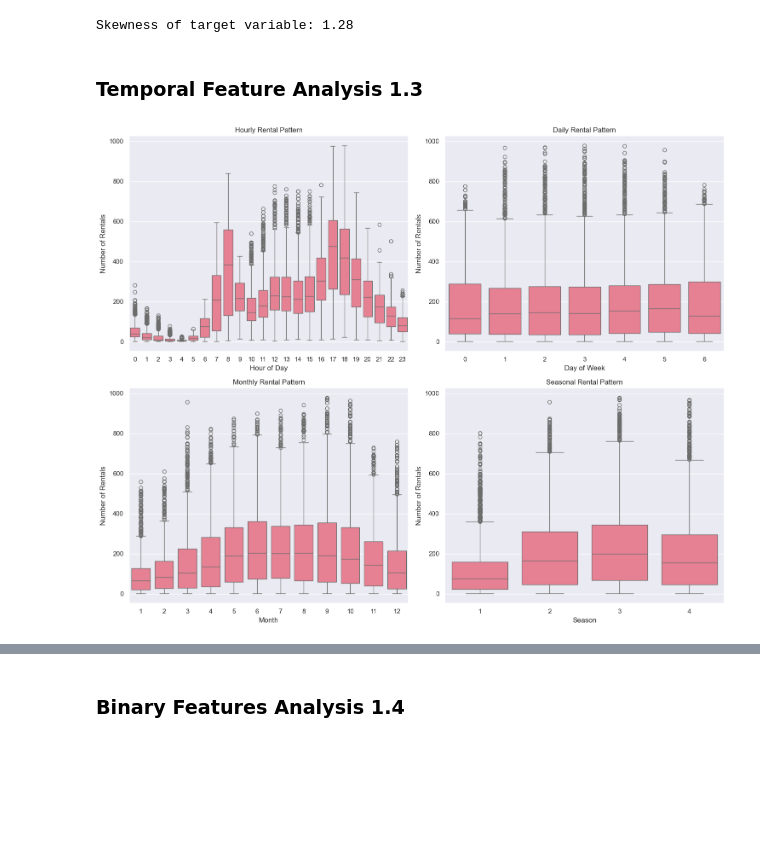
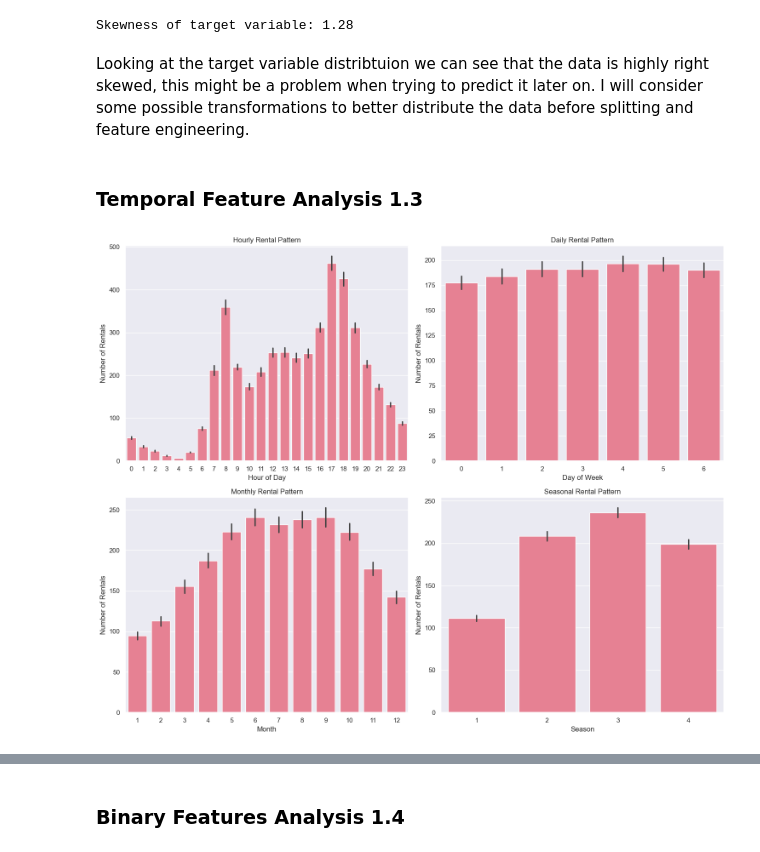
Before and after one commit to Soimanul/ML-fundamentals-2025, a Jupyter notebook: assignment_2_Vlad_Soimu[Soimu].ipynb, the cells around one changed output, grey strips where cells are left out. Cells and saved outputs as stored; diff of their text form; code cells hidden in the pictures; blank space fills up the shorter version.

```diff
--- a/assignment_2_Vlad_Soimu[Soimu].ipynb
+++ b/assignment_2_Vlad_Soimu[Soimu].ipynb
@@ -70,35 +88,37 @@ print(f"\nSkewness of target variable: {df['cnt'].skew():.2f}")
 # %% [output]
 [figure]
 Skewness of target variable: 1.28
+# %% [markdown]
+Looking at the target variable distribtuion we can see that the data is highly right skewed, this might be a problem when trying to predict it later on. I will consider some possible transformations to better distribute the data before splitting and feature engineering.
 # %% [markdown]
 ### Temporal Feature Analysis 1.3
 # %%
 fig, axes = plt.subplots(2, 2, figsize=(15, 12))
 
 # Hourly pattern
-sns.boxplot(data=df, x='hr', y='cnt', ax=axes[0,0])
+sns.barplot(data=df, x='hr', y='cnt', ax=axes[0,0])
 axes[0,0].set_title('Hourly Rental Pattern')
 axes[0,0].set_xlabel('Hour of Day')
 axes[0,0].set_ylabel('Number of Rentals')
 
 # Daily pattern
-sns.boxplot(data=df, x='weekday', y='cnt', ax=axes[0,1])
+sns.barplot(data=df, x='weekday', y='cnt', ax=axes[0,1])
 axes[0,1].set_title('Daily Rental Pattern')
 axes[0,1].set_xlabel('Day of Week')
 axes[0,1].set_ylabel('Number of Rentals')
 
 # Monthly pattern
-sns.boxplot(data=df, x='mnth', y='cnt', ax=axes[1,0])
+sns.barplot(data=df, x='mnth', y='cnt', ax=axes[1,0])
 axes[1,0].set_title('Monthly Rental Pattern')
 axes[1,0].set_xlabel('Month')
 axes[1,0].set_ylabel('Number of Rentals')
 
 # Seasonal pattern
-sns.boxplot(data=df, x='season', y='cnt', ax=axes[1,1])
+sns.barplot(data=df, x='season', y='cnt', ax=axes[1,1])
 axes[1,1].set_title('Seasonal Rental Pattern')
 axes[1,1].set_xlabel('Season')
 axes[1,1].set_ylabel('Number of Rentals')
 plt.tight_layout()
 plt.show()
 # %% [output]
-[figure, old version]
+[figure, new version]
```
Also changed, not shown: parts of 49 cells of this notebook.
